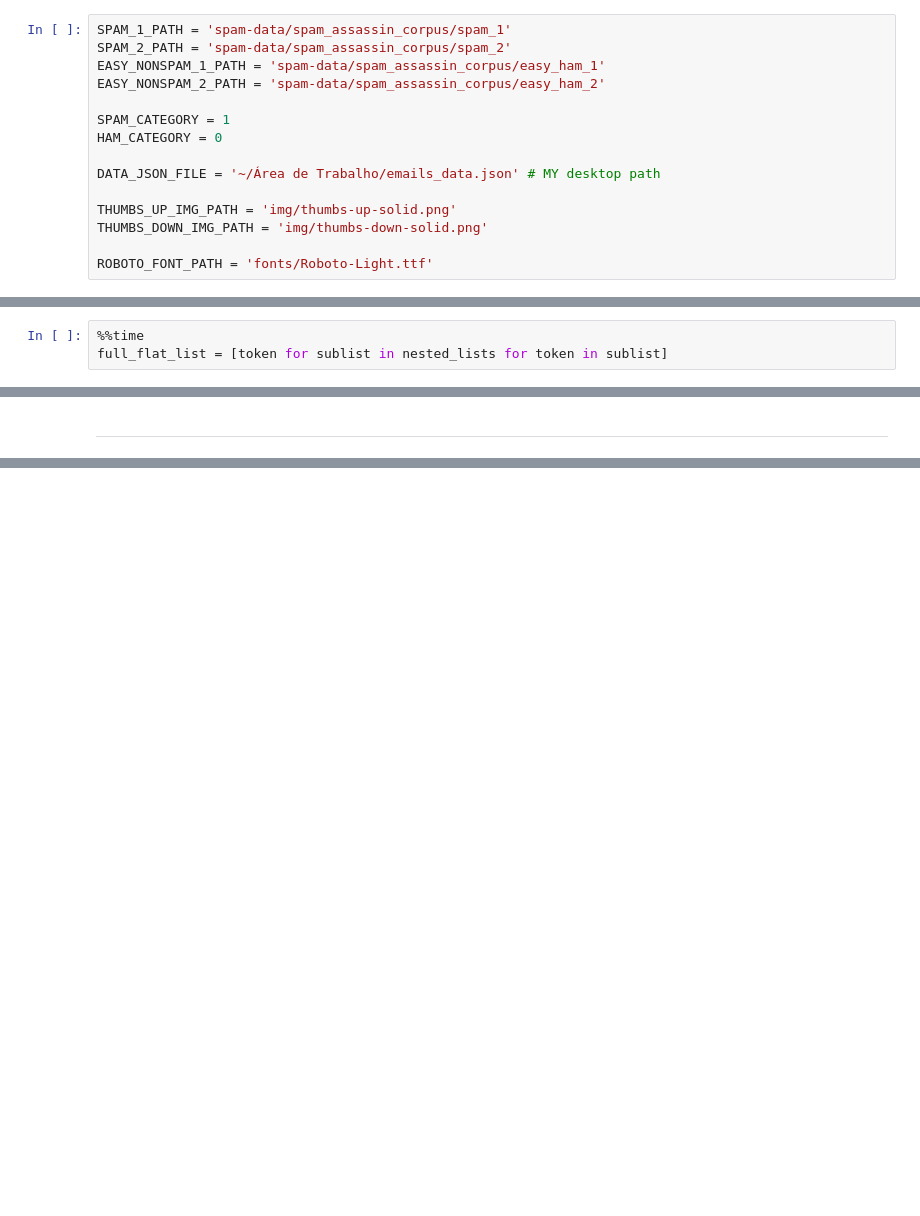
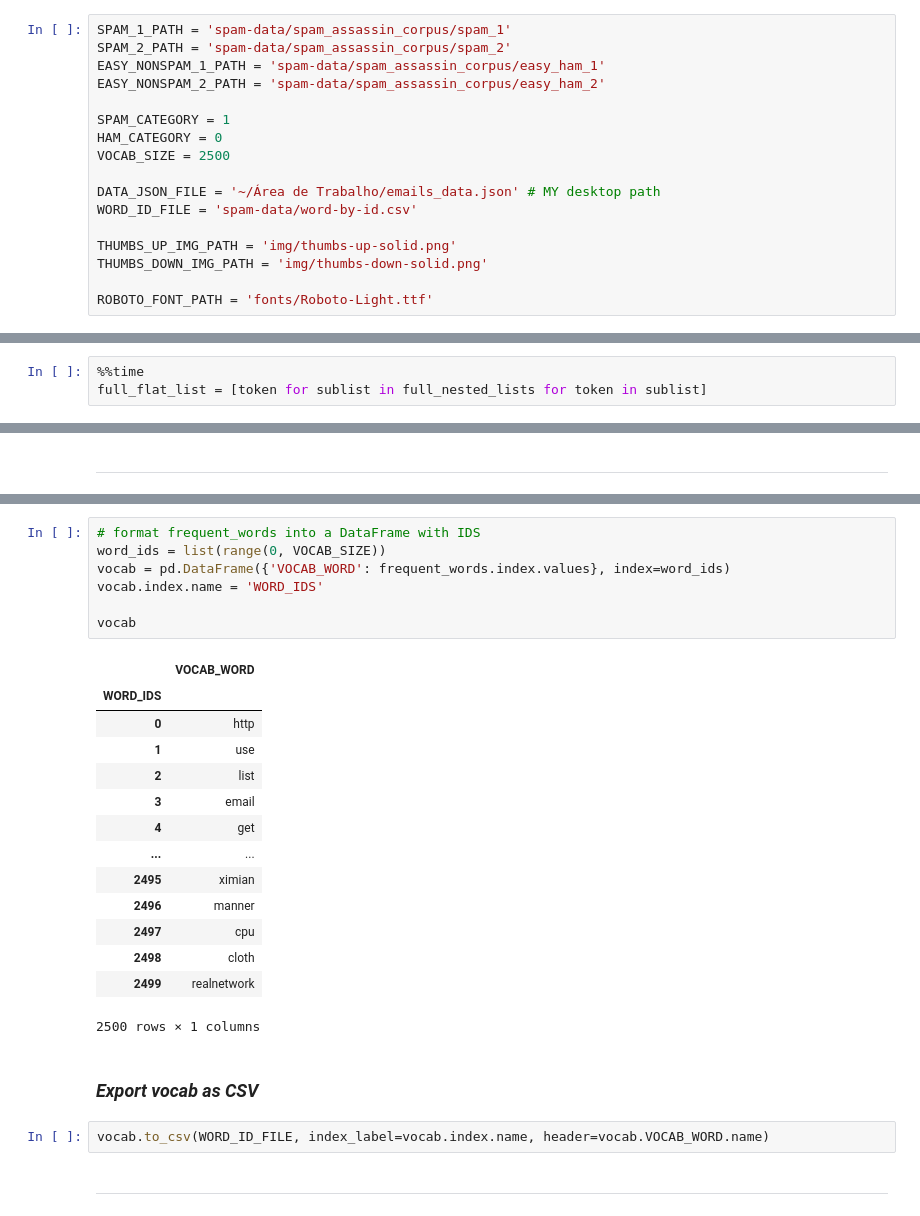
Before and after one commit to playeredlc/DataScience-Learnings, a Jupyter notebook: Spam-Filter/pre_proccess_data.ipynb, the cells around one changed output, grey strips where cells are left out. Drawn from its saved outputs; the diff is of its cells as text; blank space fills up the shorter version.

```diff
--- a/Spam-Filter/pre_proccess_data.ipynb
+++ b/Spam-Filter/pre_proccess_data.ipynb
@@ -19,8 +19,10 @@ EASY_NONSPAM_2_PATH = 'spam-data/spam_assassin_corpus/easy_ham_2'
 
 SPAM_CATEGORY = 1
 HAM_CATEGORY = 0
+VOCAB_SIZE = 2500
 
 DATA_JSON_FILE = '~/Área de Trabalho/emails_data.json' # MY desktop path
+WORD_ID_FILE = 'spam-data/word-by-id.csv'
 
 THUMBS_UP_IMG_PATH = 'img/thumbs-up-solid.png'
 THUMBS_DOWN_IMG_PATH = 'img/thumbs-down-solid.png'
@@ -251,5 +253,5 @@ DOC_ID
 Name: MESSAGE, dtype: object
 # %%
 %%time
-full_flat_list = [token for sublist in nested_lists for token in sublist]
+full_flat_list = [token for sublist in full_nested_lists for token in sublist]
 # %% [output]
@@ -358,0 +370,28 @@ plt.show()
+# %%
+# format frequent_words into a DataFrame with IDS
+word_ids = list(range(0, VOCAB_SIZE))
+vocab = pd.DataFrame({'VOCAB_WORD': frequent_words.index.values}, index=word_ids)
+vocab.index.name = 'WORD_IDS'
+
+vocab
+# %% [output]
+|  | VOCAB_WORD |
+| WORD_IDS |  |
+| 0 | http |
+| 1 | use |
+| 2 | list |
+| 3 | email |
+| 4 | get |
+| ... | ... |
+| 2495 | ximian |
+| 2496 | manner |
+| 2497 | cpu |
+| 2498 | cloth |
+| 2499 | realnetwork |
+2500 rows × 1 columns
+# %% [markdown]
+### *Export vocab as CSV*
+# %%
+vocab.to_csv(WORD_ID_FILE, index_label=vocab.index.name, header=vocab.VOCAB_WORD.name)
+# %% [markdown]
+---
```
Also changed, not shown: parts of 12 cells of this notebook, 1 other file.
